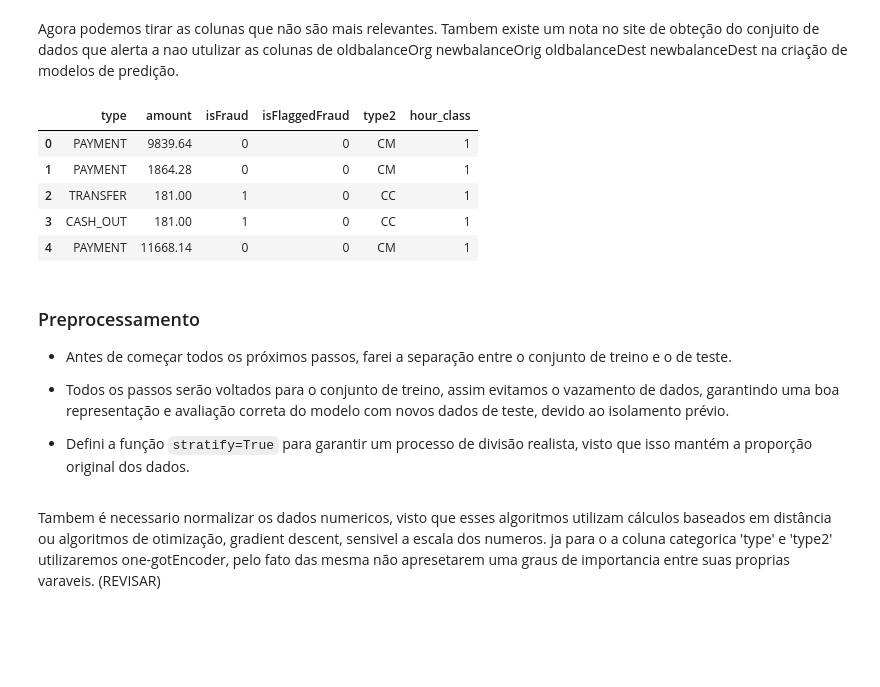
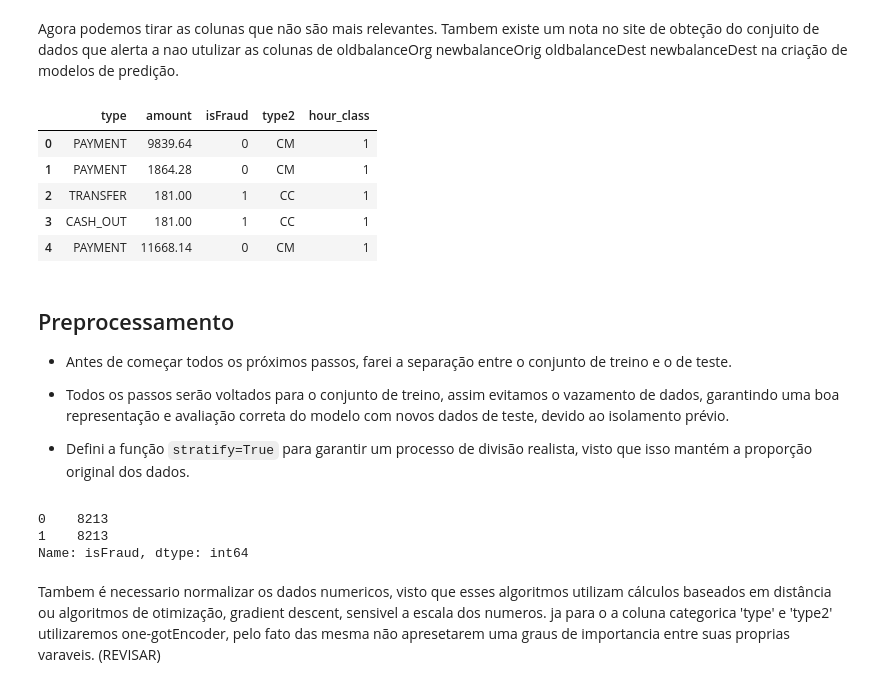
Before and after one commit to walacevale/Machine-Learning-Estudos-e-Projetos-, a Jupyter notebook: Fraud_Detection/main.ipynb, the cells around one changed output. Saved outputs shown, nothing was run; the diff lists cells and outputs as text; code cells hidden in the pictures; blank space fills up the shorter version.

```diff
--- a/Fraud_Detection/main.ipynb
+++ b/Fraud_Detection/main.ipynb
@@ -362,18 +363,18 @@ df.head()
 # %% [markdown]
 Agora podemos tirar as colunas que não são mais relevantes. Tambem existe um nota no site de obteção do conjuito de dados que alerta a nao utulizar as colunas de oldbalanceOrg	newbalanceOrig	oldbalanceDest	newbalanceDest na criação de modelos de predição.
 # %%
-df.drop(['step','oldbalanceOrg','newbalanceOrig','oldbalanceDest','newbalanceDest','hour'],axis = 1, inplace= True)
+df.drop(['step','oldbalanceOrg','newbalanceOrig','oldbalanceDest','newbalanceDest','hour','isFlaggedFraud'],axis = 1, inplace= True)
 df.head()
 # %% [output]
-|  | type | amount | isFraud | isFlaggedFraud | type2 | hour_class |
-| 0 | PAYMENT | 9839.64 | 0 | 0 | CM | 1 |
-| 1 | PAYMENT | 1864.28 | 0 | 0 | CM | 1 |
-| 2 | TRANSFER | 181.00 | 1 | 0 | CC | 1 |
-| 3 | CASH_OUT | 181.00 | 1 | 0 | CC | 1 |
-| 4 | PAYMENT | 11668.14 | 0 | 0 | CM | 1 |
+|  | type | amount | isFraud | type2 | hour_class |
+| 0 | PAYMENT | 9839.64 | 0 | CM | 1 |
+| 1 | PAYMENT | 1864.28 | 0 | CM | 1 |
+| 2 | TRANSFER | 181.00 | 1 | CC | 1 |
+| 3 | CASH_OUT | 181.00 | 1 | CC | 1 |
+| 4 | PAYMENT | 11668.14 | 0 | CM | 1 |
 # %% [markdown]
 
-### Preprocessamento
+## Preprocessamento
 
 - Antes de começar todos os próximos passos, farei a separação entre o conjunto de treino e o de teste.
 
@@ -383,6 +384,19 @@ df.head()
 # %%
 df_features = df.drop('isFraud', axis= 1)
 df_target = df['isFraud']
+# %%
+smote = RandomUnderSampler()
+df_features, df_target = smote.fit_resample(
+    df_features,
+    df_target,
+    )
+
+y_train_resampled_series = pd.Series(df_target)
+y_train_resampled_series.value_counts()
+# %% [output]
+0    8213
+1    8213
+Name: isFraud, dtype: int64
 # %%
 X_train, X_test, y_train, y_test = train_test_split(
     df_features, df_target, test_size=0.2, shuffle=True, stratify = df_target)
```
Also changed, not shown: parts of 19 cells of this notebook.
